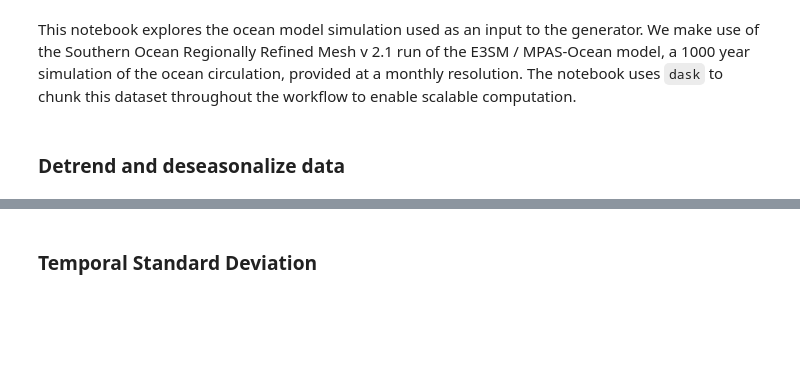
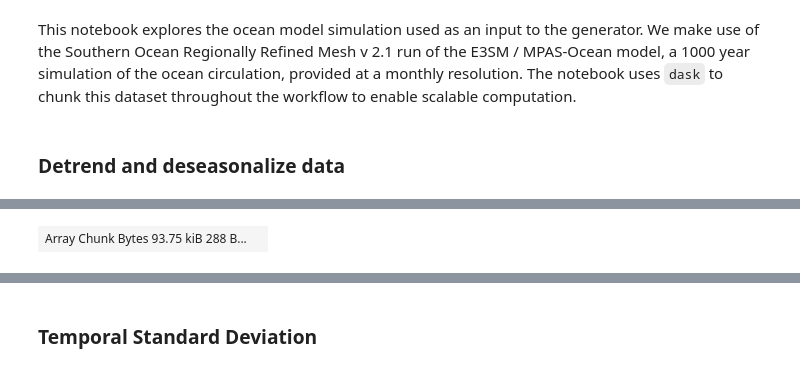
Before and after one commit to mshiv/aislens_emulation, a Jupyter notebook: notebooks/21a-sm-ocean-model-output-statistics.ipynb, the cells around one changed output, grey strips where cells are left out. Drawn from its saved outputs; the diff is of its cells as text; code cells hidden in the pictures; blank space fills up the shorter version.

```diff
--- a/notebooks/21a-sm-ocean-model-output-statistics.ipynb
+++ b/notebooks/21a-sm-ocean-model-output-statistics.ipynb
@@ -78,0 +154,4 @@ def detrend_dim(data, dim, deg):
+# %%
+chunked_dim.data
+# %% [output]
+| Array Chunk Bytes 93.75 kiB 288 B... |  |
```
Also changed, not shown: parts of 7 cells of this notebook, 1 other file.
